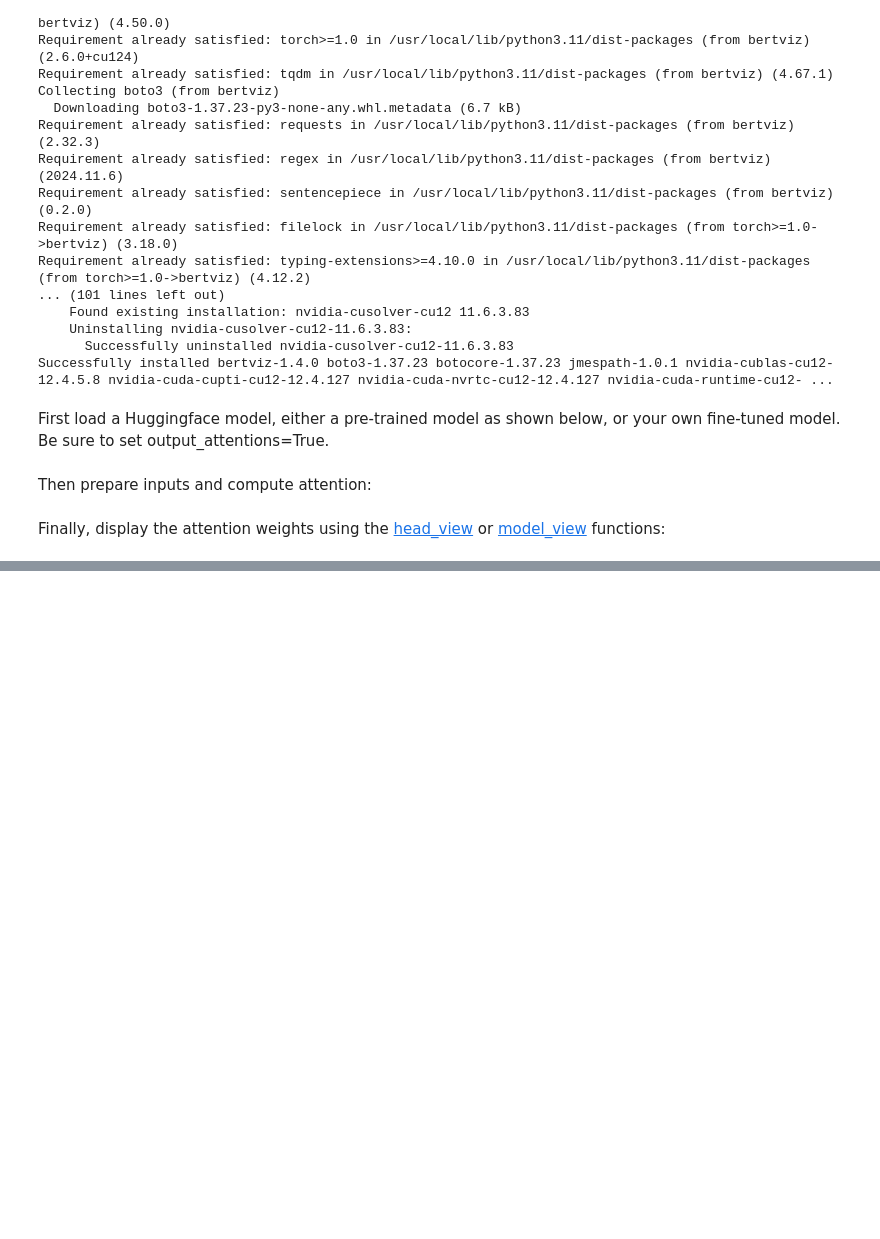
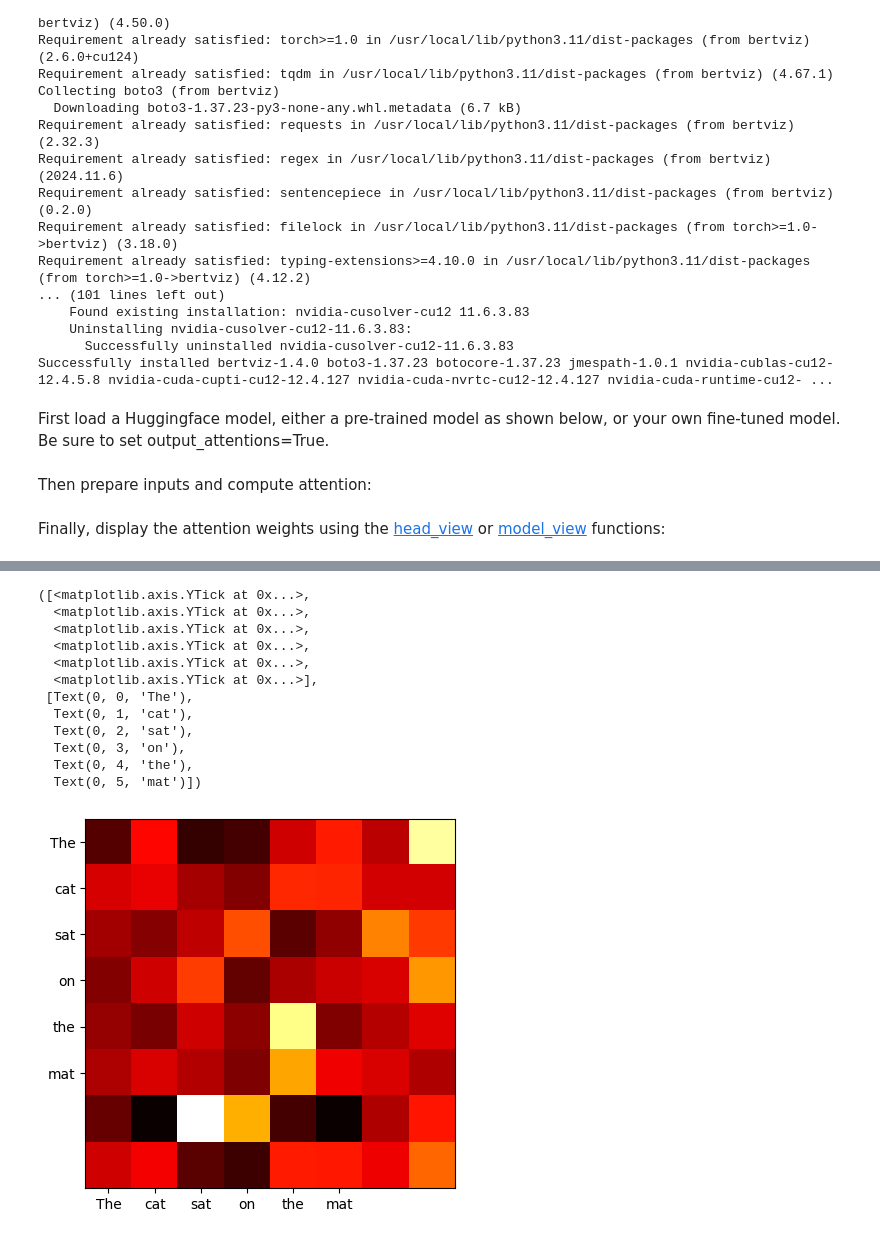
Before and after one commit to saerarawas/AAI_633O_B11_202520, a Jupyter notebook: Week3/Visualizing_the_Self_Attention_Mechanism_.ipynb, the cells around one changed output, grey strips where cells are left out. Cells and saved outputs as stored; diff of their text form; code cells hidden in the pictures; blank space fills up the shorter version.

```diff
--- a/Week3/Visualizing_the_Self_Attention_Mechanism_.ipynb
+++ b/Week3/Visualizing_the_Self_Attention_Mechanism_.ipynb
@@ -214,3 +214,28 @@ model_view(attention, tokens)
 # %% [output]
 [interactive output not drawn]
 [interactive output not drawn]
+# %%
+# Visualize attention for a sentence
+sentence = "The cat sat on the mat"
+input_ids = tokenizer(sentence, return_tensors="pt").input_ids
+outputs = model(input_ids, output_attentions=True)
+attention = outputs.attentions  # List of attention matrices per layer/head
+
+# Plot attention for layer 0, head 0
+plt.imshow(attention[0][0].detach().numpy()[0], cmap='hot')
+plt.xticks(range(len(sentence.split())), sentence.split())
+plt.yticks(range(len(sentence.split())), sentence.split())
+# %% [output]
+([<matplotlib.axis.YTick at 0x...>,
+  <matplotlib.axis.YTick at 0x...>,
+  <matplotlib.axis.YTick at 0x...>,
+  <matplotlib.axis.YTick at 0x...>,
+  <matplotlib.axis.YTick at 0x...>,
+  <matplotlib.axis.YTick at 0x...>],
+ [Text(0, 0, 'The'),
+  Text(0, 1, 'cat'),
+  Text(0, 2, 'sat'),
+  Text(0, 3, 'on'),
+  Text(0, 4, 'the'),
+  Text(0, 5, 'mat')])
+[figure, added]
```
